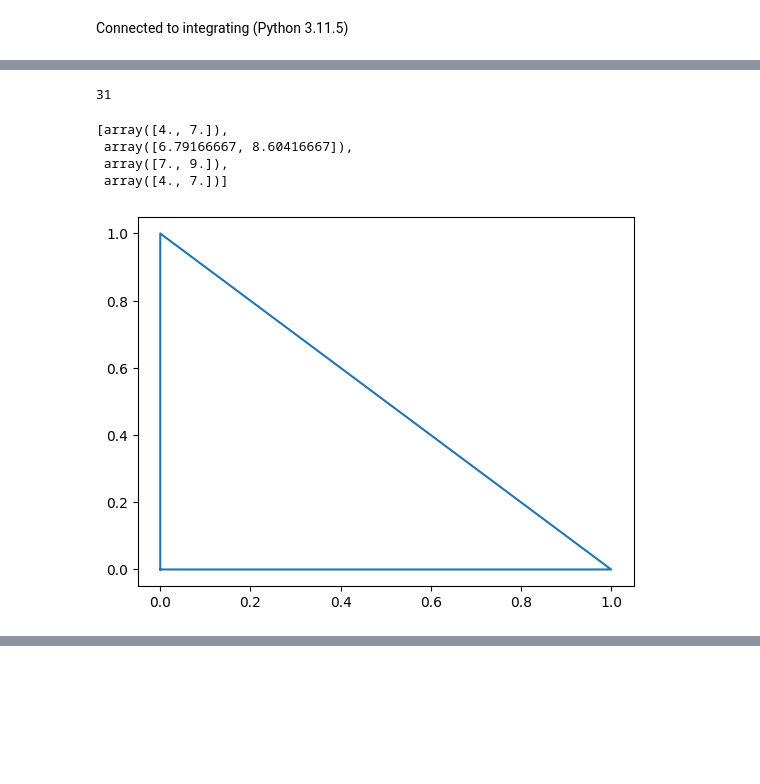
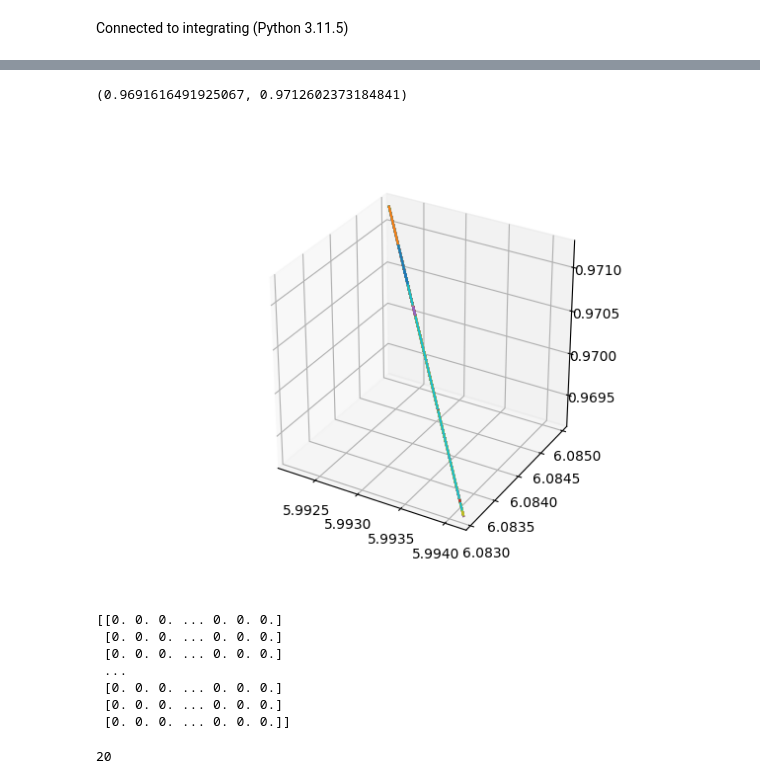
Before and after one commit to Mehdi5578/3DPU_Plateau_Problem, a Jupyter notebook: Plateau Problem/Triangulation Meshing/Interactive-2.ipynb, the cells around one changed output, grey strips where cells are left out. Saved outputs shown, nothing was run; the diff lists cells and outputs as text; code cells hidden in the pictures; blank space fills up the shorter version.

```diff
--- a/Plateau Problem/Triangulation Meshing/Interactive-2.ipynb
+++ b/Plateau Problem/Triangulation Meshing/Interactive-2.ipynb
@@ -317,11 +162,0 @@ for tri in Triangles:
-# %%
-len(K.mesh)
-# %% [output]
-31
-# %%
-list(Traingles[0]) + [Traingles[0][0]]
-# %% [output]
-[array([4., 7.]),
- array([6.79166667, 8.60416667]),
- array([7., 9.]),
- array([4., 7.])]
@@ -331,7 +162,0 @@ K.create_quadrilaterals()
-# %%
-import matplotlib.pyplot as plt
-plt.plot([0,0,1,0], [0,1,0,0])
-
-plt.show()
-# %% [output]
-[figure, removed]
@@ -337,0 +172,29 @@ plt.show()
+# %%
+fig = plt.figure()
+ax = fig.add_subplot(111, projection='3d')
+ax.set_aspect('equal')
+X = []
+Y = []
+Z = []
+for tr in M.triangles:
+    print(M.mapping)
+    xs = [M.mapping[ind][0] for ind in tr] + [M.mapping[0][0]]
+    ys = [M.mapping[ind][1] for ind in tr] + [M.mapping[0][1]]
+    zs = [M.mapping[ind][2] for ind in tr] + [M.mapping[0][2]]
+    ax.plot(xs,ys,zs)
+    Z = Z + zs
+    X = X + xs
+    Y = Y + ys
+
+X = np.array(X)
+Y = np.array(Y)
+Z = np.array(Z)
+max_range = np.array([X.max()-X.min(), Y.max()-Y.min(), Z.max()-Z.min()]).max() / 2.0
+
+mid_x = (X.max()+X.min()) * 0.5
+mid_y = (Y.max()+Y.min()) * 0.5
+mid_z = (Z.max()+Z.min()) * 0.5
+ax.set_xlim(mid_x - max_range, mid_x + max_range)
+ax.set_ylim(mid_y - max_range, mid_y + max_range)
+ax.set_zlim(mid_z - max_range, mid_z + max_range)
+# %% [output]
@@ -337,0 +218,2 @@ plt.show()
+(0.9691616491925067, 0.9712602373184841)
+[figure, added]
@@ -337,0 +244,19 @@ plt.show()
+# %%
+M = Updating_Laplace(c,100)
+M.create_quadrilaterals()
+M.split_quadrilateral()
+M.further_subdivide()
+M.canonic_representation()
+print(M.w)
+# %% [output]
+[[0. 0. 0. ... 0. 0. 0.]
+ [0. 0. 0. ... 0. 0. 0.]
+ [0. 0. 0. ... 0. 0. 0.]
+ ...
+ [0. 0. 0. ... 0. 0. 0.]
+ [0. 0. 0. ... 0. 0. 0.]
+ [0. 0. 0. ... 0. 0. 0.]]
+# %%
+M.mapping.index(tuple(M.boundary.points[2]))
+# %% [output]
+20
```
Also changed, not shown: parts of 32 cells of this notebook, 44 other files.
